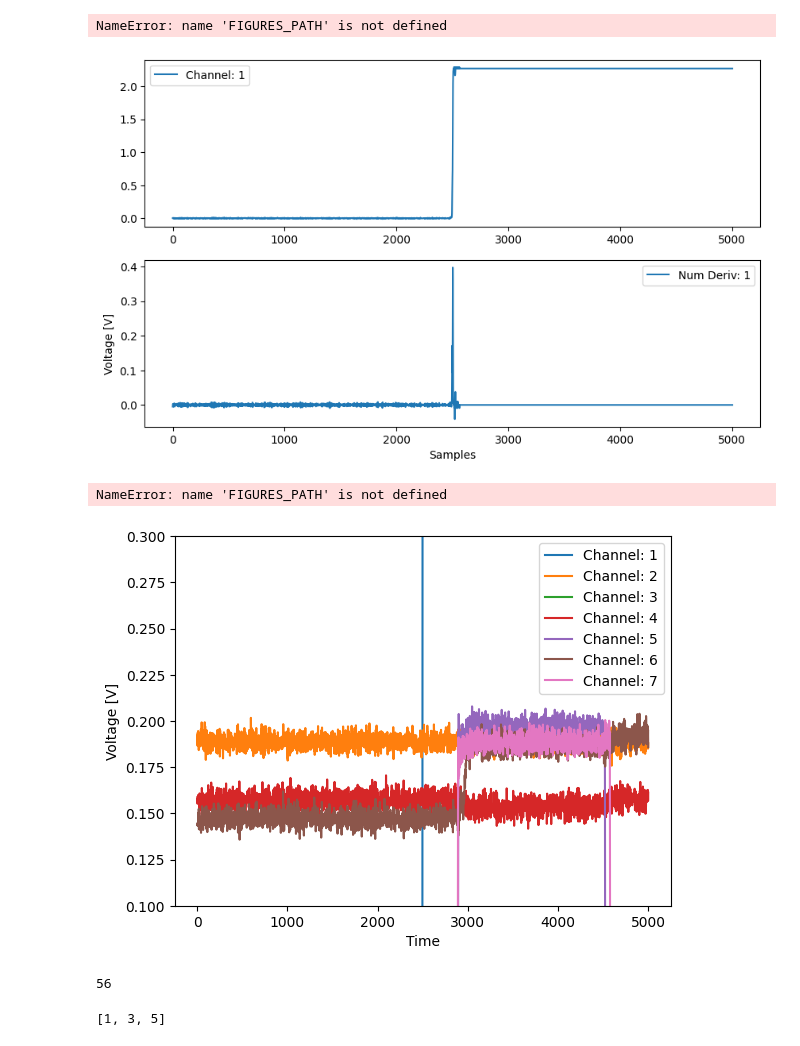
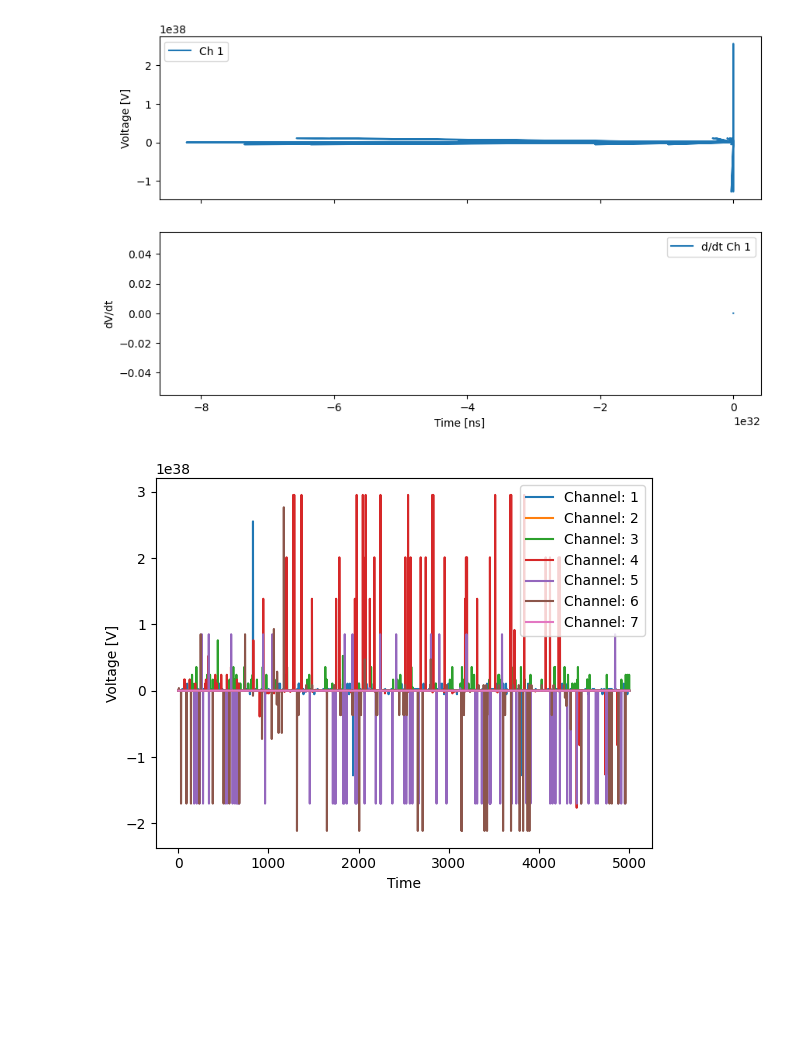
Before and after one commit to FNAL-Si-Testing/FCFD-Laser, a Jupyter notebook: analysis/analysis mean_amp.ipynb, the cells around one changed output. Cells and saved outputs as stored; diff of their text form; code cells hidden in the pictures; blank space fills up the shorter version.

```diff
--- a/analysis/analysis mean_amp.ipynb
+++ b/analysis/analysis mean_amp.ipynb
@@ -32,4 +48,13 @@ def get_data(power, idx):
 # %%
 power = 80.0
 idx = 0
-out_data = get_data(power, idx)
+channel_data, time_data = get_data(power, idx)
+# %%
+iEvent = 0
+ICHANNEL = 0
+y_waveform = channel_data[iEvent, ICHANNEL, :]
+t = np.arange(y_waveform.shape[0])
+plt.scatter(t, time_data[iEvent, ICHANNEL, :], label=f"Ch {ICHANNEL+1}")
+plt.xlim(0, 100)
+plt.ylim([0, 100])
+plt.show()
@@ -36,57 +63,44 @@ out_data = get_data(power, idx)
 # %%
-iEvent = 3
+iEvent = 2
 ICHANNEL = 0
 
-fig, (ax1, ax2) = plt.subplots(2, 1, figsize=(10, 6))
+y_waveform = channel_data[iEvent, ICHANNEL, :]
+time       = time_data   [iEvent, ICHANNEL, :]
+dy_dt = np.gradient(y_waveform.astype(np.float64, copy=False), time, edge_order=2)
 
-y_waveform = out_data["channel"][iEvent, ICHANNEL, :]
-x_samples = np.arange(len(y_waveform))
-t = np.arange(y_waveform.shape[0])
-dy_dt = np.gradient(y_waveform.astype(np.float64, copy=False), 1.0, edge_order=2)
+fig, (ax1, ax2) = plt.subplots(2, 1, figsize=(10, 6), sharex=True)
+ax1.plot(time, y_waveform,     label=f"Ch {ICHANNEL+1}")
+ax2.plot(time, dy_dt, label=f"d/dt Ch {ICHANNEL+1}")
 
-ax1.plot(x_samples, y_waveform, label = f"Channel: {ICHANNEL+1}")
-ax2.plot(t, dy_dt, label = f"Num Deriv: {ICHANNEL+1}")
+ax1.set_ylabel("Voltage [V]")
+ax2.set_ylabel("dV/dt")
+ax2.set_xlabel("Time (arb units)" if time.dtype==int else "Time [ns]")
+ax1.legend(); ax2.legend()
 
-ax1.legend()
-ax2.legend()
-plt.xlabel("Samples")
-plt.ylabel("Voltage [V]")
-plt.savefig(f"{FIGURES_PATH}event{iEvent}_channel{ICHANNEL+1}.png")
+FIG_DIR = os.path.join(OUTPUT_DIR, "figs"); os.makedirs(FIG_DIR, exist_ok=True)
+fig.savefig(os.path.join(FIG_DIR, f"event{iEvent}_ch{ICHANNEL+1}.png"))
 plt.show()
 # %% [output]
-NameError: name 'FIGURES_PATH' is not defined
-[figure, old version]
+[figure, new version]
 # %%
-iEvent = 0
+iEvent = 2
 ICHANNEL = 0
 
 for ICHANNEL in range(7):
-    y_waveform = out_data["channel"][iEvent, ICHANNEL, :]
+    y_waveform = channel_data[iEvent, ICHANNEL, :]
     t = np.arange(y_waveform.shape[0])
     dy_dt = np.gradient(y_waveform.astype(np.float64, copy=False), 1.0, edge_order=2)
 
     plt.plot(t, y_waveform, label = f"Channel: {ICHANNEL+1}")
 
 plt.legend()
 plt.xlabel("Time")
 plt.ylabel("Voltage [V]")
-plt.ylim([0.1, 0.3])
-plt.savefig(f"{FIGURES_PATH}event{iEvent}_channel{ICHANNEL+1}.png")
+# plt.ylim([0.1, 0.3])
+plt.savefig(f"{FIG_DIR}event{iEvent}_channel{ICHANNEL+1}.png")
 plt.show()
 # %% [output]
-NameError: name 'FIGURES_PATH' is not defined
-[figure, old version]
+[figure, new version]
-# %%
-0
-12
-34
-56
-# %% [output]
-56
-# %%
-list(range(1,7,2))
-# %% [output]
-[1, 3, 5]
 # %%
 iEvent = 0
 ICHANNEL = 0
```
Also changed, not shown: parts of 12 cells of this notebook, 14 other files.
